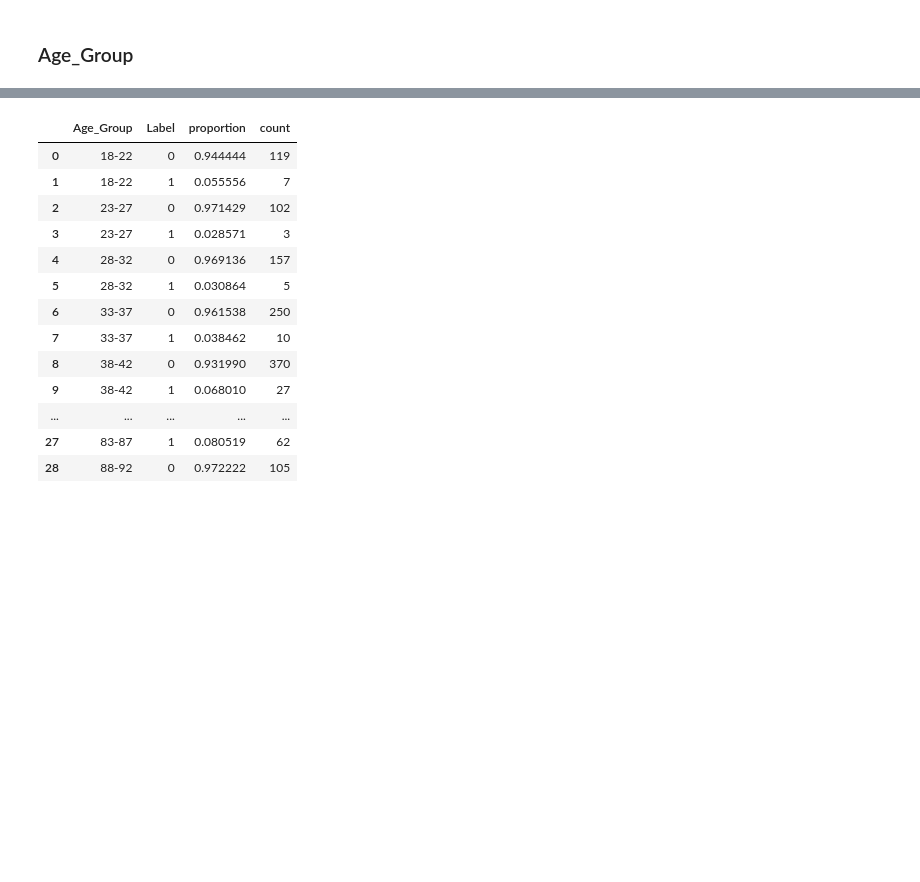
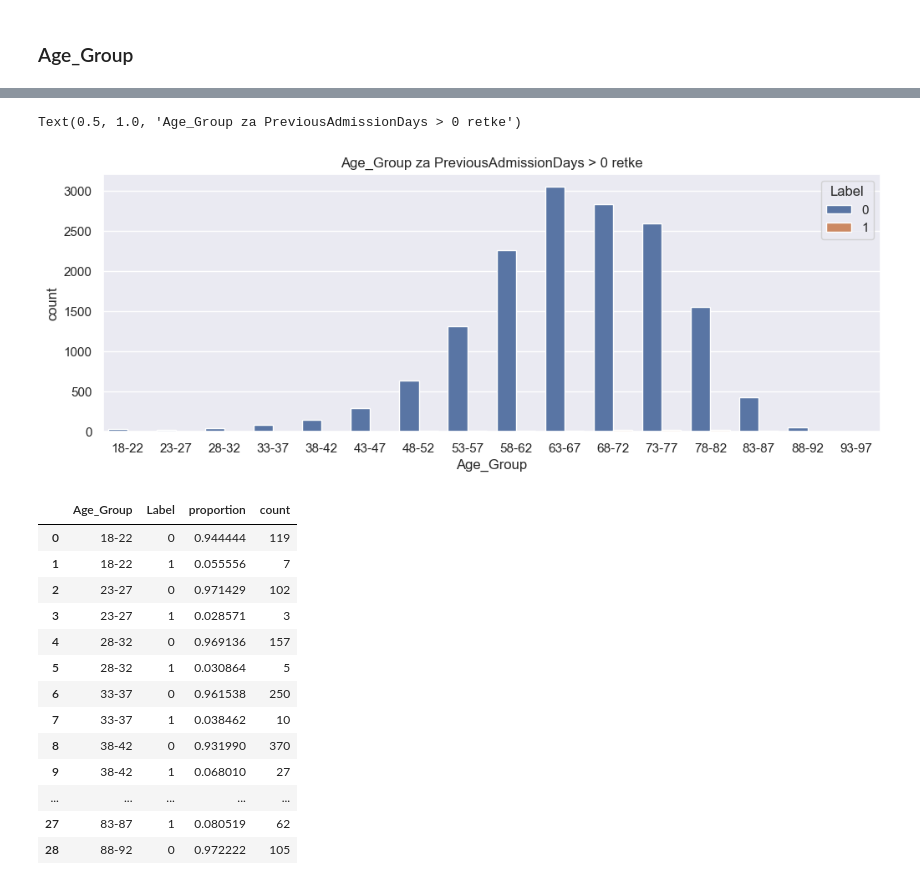
Before and after one commit to Ivan-Klabucar/Kotao, a Jupyter notebook: Exploratory Data Analysis/Initial_look_at_data.ipynb, the cells around one changed output, grey strips where cells are left out. Drawn from its saved outputs; the diff is of its cells as text; code cells hidden in the pictures; blank space fills up the shorter version.

```diff
--- a/Exploratory Data Analysis/Initial_look_at_data.ipynb
+++ b/Exploratory Data Analysis/Initial_look_at_data.ipynb
@@ -234,3 +243,10 @@ sns.countplot(df, x="Age_Group", hue="Label")
+# %%
+sns.set(rc={'figure.figsize':(12,4)})
+sns.countplot(df[df.PreviousAdmissionDays > 0], x="Age_Group", hue="Label", order=age_groups_sorted)
+plt.title('Age_Group za PreviousAdmissionDays > 0 retke')
+# %% [output]
+Text(0.5, 1.0, 'Age_Group za PreviousAdmissionDays > 0 retke')
+[figure, added]
 # %%
 proportion_and_support_info('Age_Group')
 # %% [output]
```
Also changed, not shown: parts of 53 cells of this notebook.
